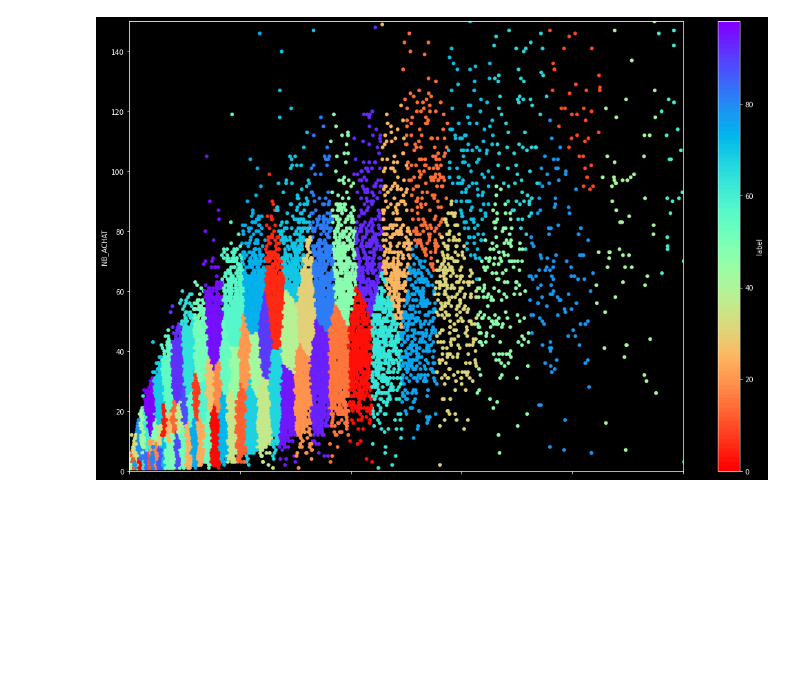
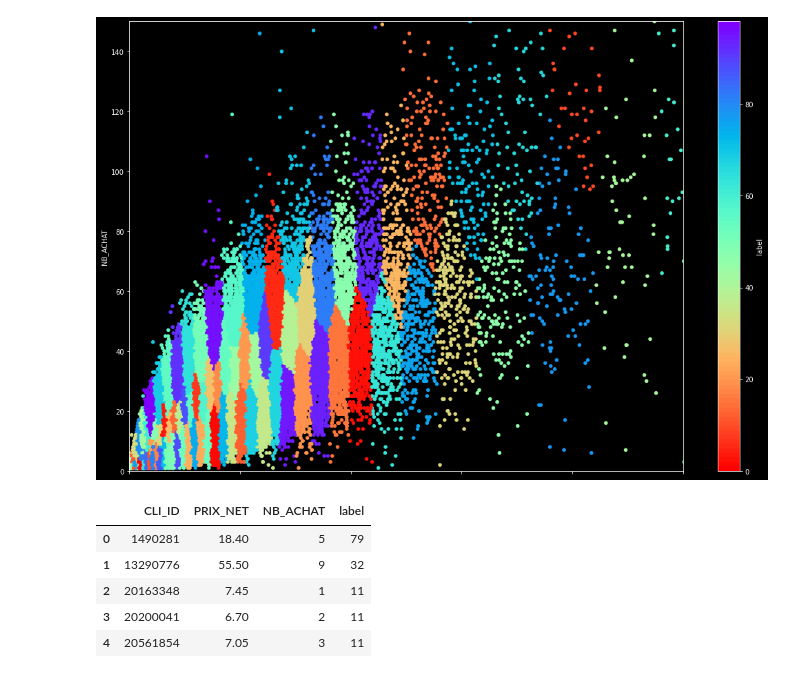
Before and after one commit to gu1lhemlcb/T-DAT, a Jupyter notebook: user_recommendation.ipynb, the cells around one changed output. Cells and saved outputs as stored; diff of their text form; code cells hidden in the pictures; blank space fills up the shorter version.

```diff
--- a/user_recommendation.ipynb
+++ b/user_recommendation.ipynb
@@ -87,3 +89,15 @@ ax.set_ylim([0, 150])
 # %% [output]
 (0.0, 150.0)
 [figure]
+# %%
+df_base = df.groupby(["CLI_ID"], as_index=True).sum()\
+.reset_index()
+df_base["label"] = kmeans.labels_
+df_base.head()
+# %% [output]
+|  | CLI_ID | PRIX_NET | NB_ACHAT | label |
+| 0 | 1490281 | 18.40 | 5 | 79 |
+| 1 | 13290776 | 55.50 | 9 | 32 |
+| 2 | 20163348 | 7.45 | 1 | 11 |
+| 3 | 20200041 | 6.70 | 2 | 11 |
+| 4 | 20561854 | 7.05 | 3 | 11 |
```
Also changed, not shown: parts of 21 cells of this notebook.
